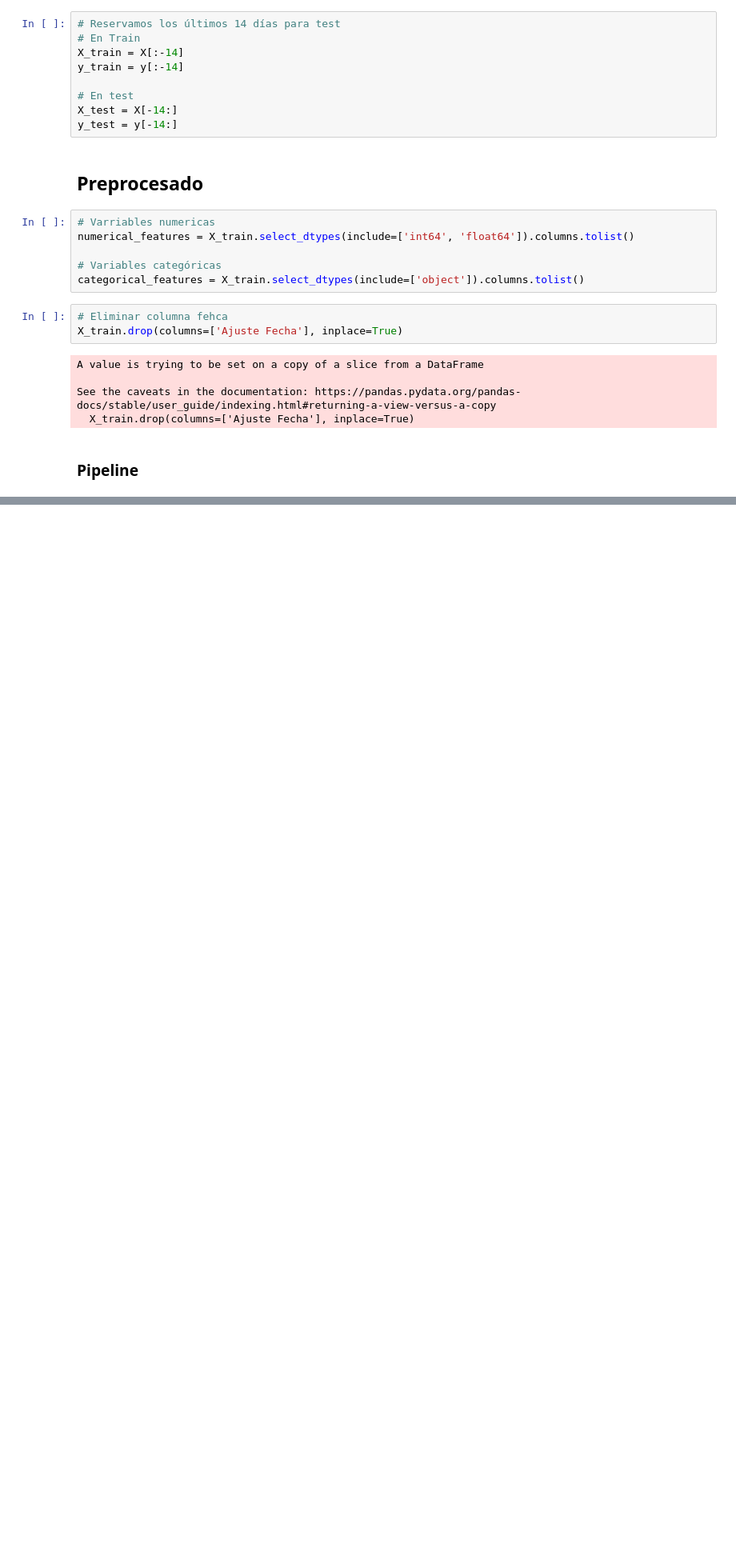
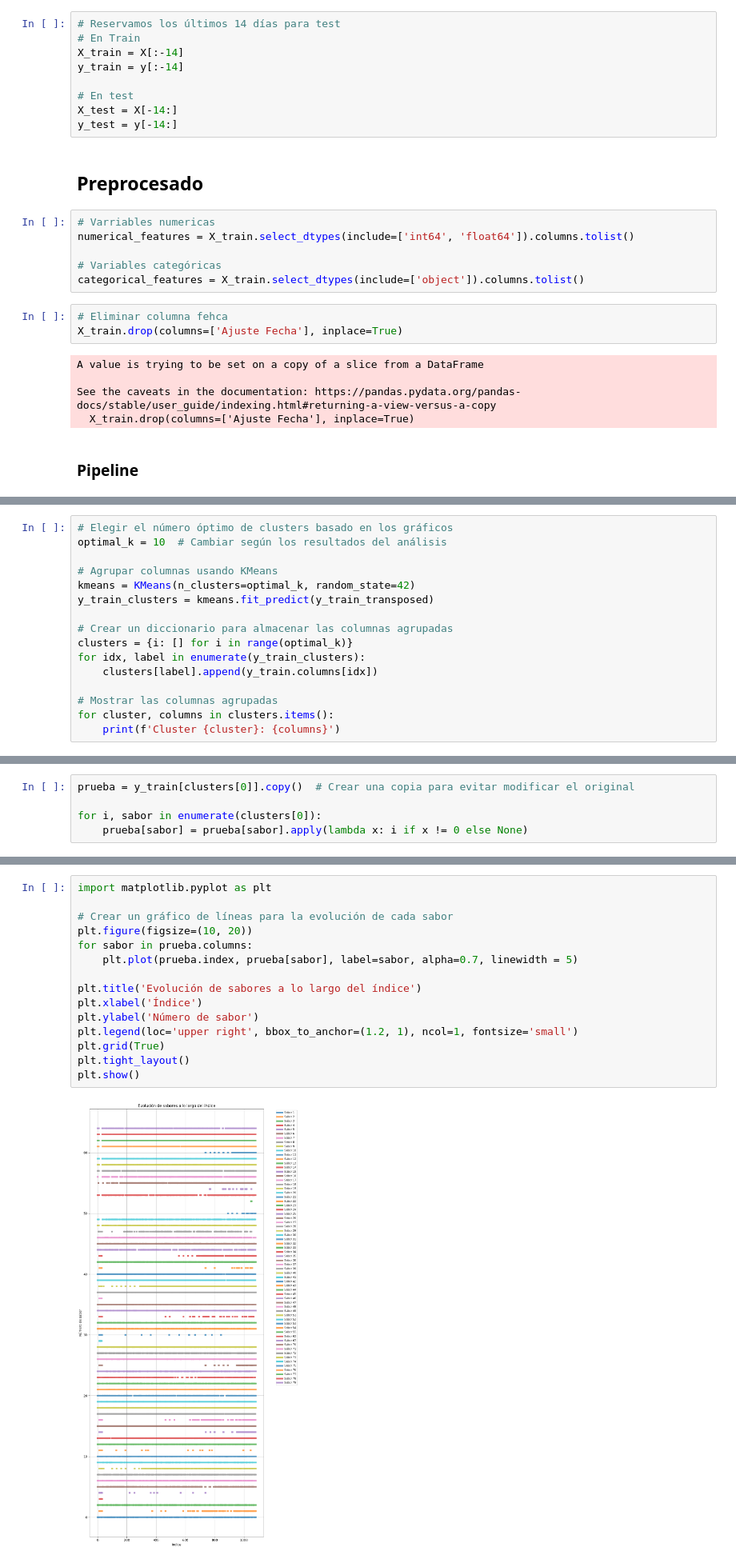
Before and after one commit to LucasGauto/Helados, a Jupyter notebook: notebooks/preprocess.ipynb, the cells around one changed output, grey strips where cells are left out. Shown at 80% size. Cells and saved outputs as stored; diff of their text form; blank space fills up the shorter version.

```diff
--- a/notebooks/preprocess.ipynb
+++ b/notebooks/preprocess.ipynb
@@ -177,0 +286,16 @@ joblib.dump(pipeline, os.path.join('..',DATA_PREPROCESSED, 'pipeline.pkl'))
+# %%
+# Elegir el número óptimo de clusters basado en los gráficos
+optimal_k = 10  # Cambiar según los resultados del análisis
+
+# Agrupar columnas usando KMeans
+kmeans = KMeans(n_clusters=optimal_k, random_state=42)
+y_train_clusters = kmeans.fit_predict(y_train_transposed)
+
+# Crear un diccionario para almacenar las columnas agrupadas
+clusters = {i: [] for i in range(optimal_k)}
+for idx, label in enumerate(y_train_clusters):
+    clusters[label].append(y_train.columns[idx])
+
+# Mostrar las columnas agrupadas
+for cluster, columns in clusters.items():
+    print(f'Cluster {cluster}: {columns}')
@@ -177,0 +313,5 @@ joblib.dump(pipeline, os.path.join('..',DATA_PREPROCESSED, 'pipeline.pkl'))
+# %%
+prueba = y_train[clusters[0]].copy()  # Crear una copia para evitar modificar el original
+
+for i, sabor in enumerate(clusters[0]):
+    prueba[sabor] = prueba[sabor].apply(lambda x: i if x != 0 else None)
@@ -177,0 +320,17 @@ joblib.dump(pipeline, os.path.join('..',DATA_PREPROCESSED, 'pipeline.pkl'))
+# %%
+import matplotlib.pyplot as plt
+
+# Crear un gráfico de líneas para la evolución de cada sabor
+plt.figure(figsize=(10, 20))
+for sabor in prueba.columns:
+    plt.plot(prueba.index, prueba[sabor], label=sabor, alpha=0.7, linewidth = 5)
+
+plt.title('Evolución de sabores a lo largo del índice')
+plt.xlabel('Índice')
+plt.ylabel('Número de sabor')
+plt.legend(loc='upper right', bbox_to_anchor=(1.2, 1), ncol=1, fontsize='small')
+plt.grid(True)
+plt.tight_layout()
+plt.show()
+# %% [output]
+[figure, added]
```
Also changed, not shown: parts of 24 cells of this notebook, 9 other files.
